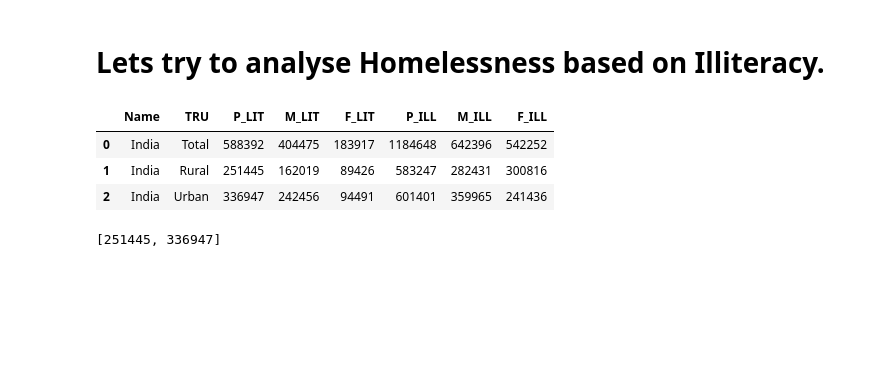
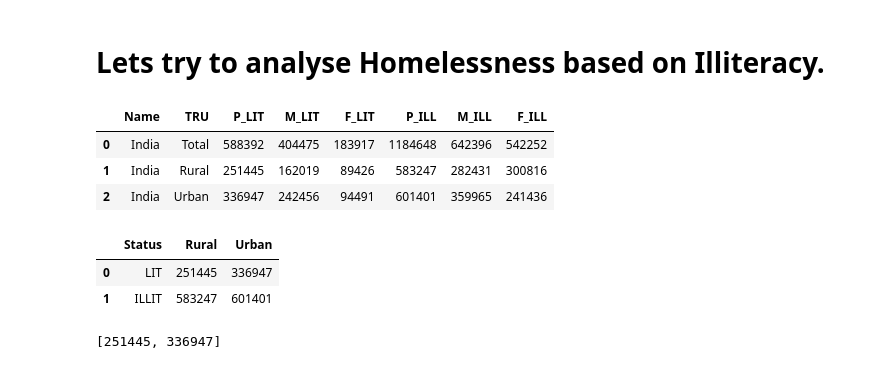
Before and after one commit to rushil00/Homelessness_Analysis, a Jupyter notebook: main.ipynb, the cells around one changed output. Drawn from its saved outputs; the diff is of its cells as text; code cells hidden in the pictures; blank space fills up the shorter version.

```diff
--- a/main.ipynb
+++ b/main.ipynb
@@ -217,15 +217,20 @@ fig3.show()
 # %%
 Li = {'Status': ['LIT' , 'ILLIT'] , 'Rural': [] , 'Urban': []}
 
 Lit_R_P = int(df3_[(df3_['TRU'] == 'Rural')].P_LIT)
 Lit_U_P = int(df3_[(df3_['TRU'] == 'Urban')].P_LIT)
 iLit_U_P = int(df3_[(df3_['TRU'] == 'Urban')].P_ILL)
 iLit_R_P = int(df3_[(df3_['TRU'] == 'Rural')].P_ILL)
 Li['Rural'].append(Lit_R_P)
 Li['Urban'].append(Lit_U_P)
 Li['Rural'].append(iLit_R_P)
 Li['Urban'].append(iLit_U_P)
 Li = pd.DataFrame(Li)
+Li
+# %% [output]
+|  | Status | Rural | Urban |
+| 0 | LIT | 251445 | 336947 |
+| 1 | ILLIT | 583247 | 601401 |
 # %%
 #TEST TEST TESTING SOMETHING!
 li = [int(Li[Li['Status'] == 'LIT']['Rural']) , int(Li[Li['Status'] == 'LIT']['Urban'])]
```
Also changed, not shown: parts of 3 cells of this notebook.
